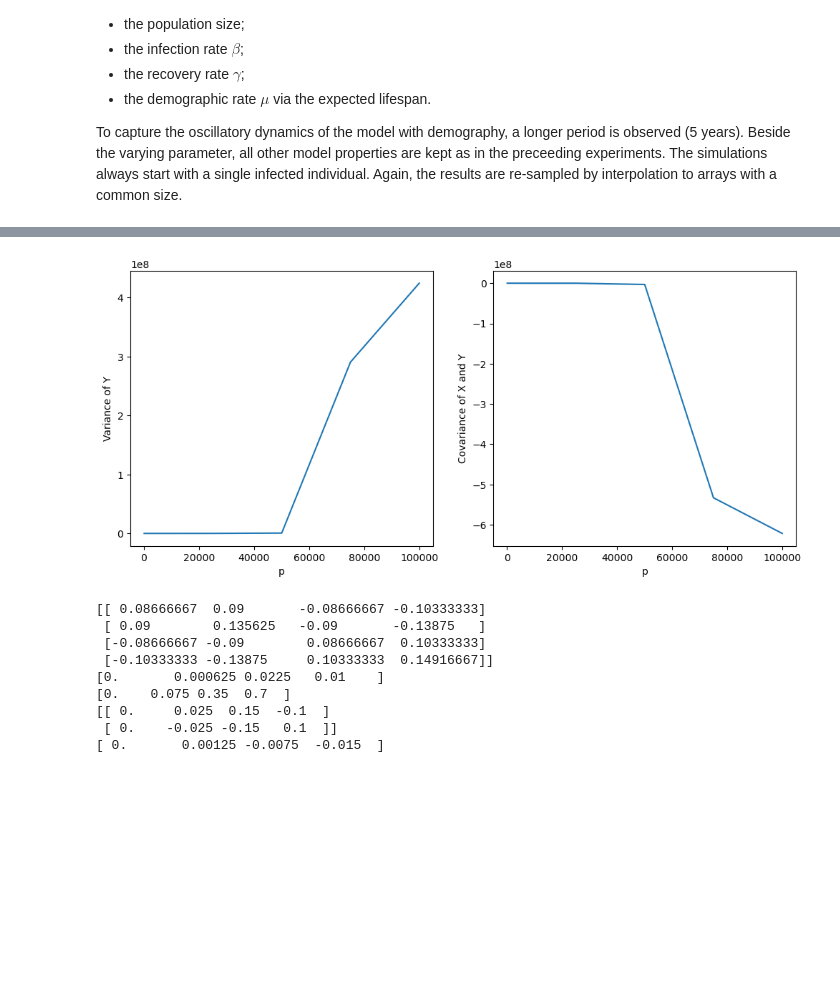
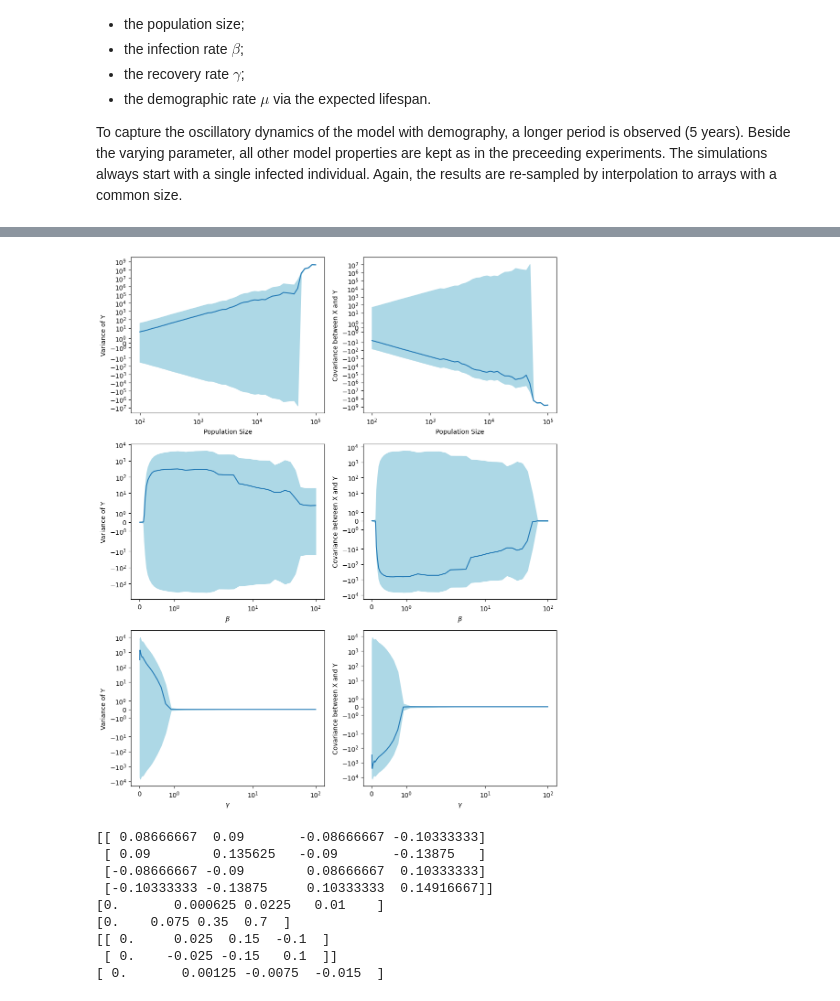
Before and after one commit to mboyan/intro-to-computational-science, a Jupyter notebook: Assignments/Assignment 2/Daliparthi_15073815_Mihaylov_15067602_assignment2.ipynb, the cells around one changed output, grey strips where cells are left out. Drawn from its saved outputs; the diff is of its cells as text; code cells hidden in the pictures; blank space fills up the shorter version.

Commit message:
Progress on variance/covariance plots
Something weird is happening with the confidence interval - why is it symmetrical around the x-axis?

```diff
--- a/Assignments/Assignment 2/Daliparthi_15073815_Mihaylov_15067602_assignment2.ipynb
+++ b/Assignments/Assignment 2/Daliparthi_15073815_Mihaylov_15067602_assignment2.ipynb
@@ -475,45 +475,45 @@ To capture the oscillatory dynamics of the model with demography, a longer perio
 # %%
 # Global simulation parameters
 maxtime = 1826 # days, equivalent to 5 years
-n_runs = 10
-n_param_samples = 5
+n_runs = 20
+n_param_samples = 50
 Y_start = 1
 n_pop_default = 1000 # default population size
 
 # Dictionary of parameter values
 params = {
-    'pop_size': np.geomspace(100, 100000, n_param_samples),
-    #'pop_size': np.linspace(100, 100000, n_param_samples),
+    'Population Size': np.geomspace(100, 100000, n_param_samples),
     'beta': np.geomspace(0.01, 100, n_param_samples),
     'gamma': np.geomspace(0.01, 100, n_param_samples),
-    'lifespan': np.linspace(25, 100, n_param_samples)
+    # 'Lifespan': np.linspace(25, 100, n_param_samples)
 }
 
-param_keys, param_vals = list(params.items())[0]
+param_keys = list(params.keys())
+print(param_keys)
 
 # Resample time in quarter-day intervals
 time_resample = np.arange(0, maxtime, 0.25)
 
 # fig, axs = plt.subplots(len(params), 2, subplot_kw={'projection':'3d'})
 fig, axs = plt.subplots(len(params), 2)
-fig.set_size_inches(12, 5)
+fig.set_size_inches(12, len(params)*5)
 
 param_key_ct = 0
 for param in params:
 
-    # Y_var_grid = np.empty((params[param].shape[0], time_resample.shape[0]))
-    # XY_cov_grid = np.empty((params[param].shape[0], time_resample.shape[0]))
+    Y_var_means = np.empty(params[param].shape[0])
+    Y_var_stds = np.empty(params[param].shape[0])
+    XY_cov_means = np.empty(params[param].shape[0])
+    XY_cov_stds = np.empty(params[param].shape[0])
 
-    Y_var_means = []
-    XY_cov_means = []
-
+    param_ct = 0
     for param_value in params[param]:
 
         X_grid = np.empty((n_runs, time_resample.shape[0]))
         Y_grid = np.empty((n_runs, time_resample.shape[0]))
 
         # Set model parameters
-        if param == 'pop_size':
+        if param == 'Population Size':
             n_pop = param_value
         else:
             n_pop = n_pop_default
@@ -525,7 +525,7 @@ for param in params:
             gamma = param_value
         else:
             gamma = None
-        if param == 'lifespan':
+        if param == 'Lifespan':
             lifespan = param_value
         else:
             lifespan = 16107.525
@@ -554,33 +554,39 @@ for param in params:
         XY_covariances = np.mean((X_grid - X_means)*(Y_grid - Y_means), axis=0)
 
         Y_var_mean = np.mean(Y_variances)
+        Y_var_std = np.std(Y_variances)
         XY_cov_mean = np.mean(XY_covariances)
+        XY_cov_std = np.std(XY_covariances)
 
-        Y_var_means.append(Y_var_mean)
-        XY_cov_means.append(XY_cov_mean)
+        Y_var_means[param_ct] = Y_var_mean
+        Y_var_stds[param_ct] = Y_var_std
+        XY_cov_means[param_ct] = XY_cov_mean
+        XY_cov_stds[param_ct] = XY_cov_std
 
-    # print(Y_var_grid)
-    # time_grid, param_grid = np.meshgrid(time_resample, params[param])
-    # print(param_grid)
-    # axs[param_key_ct*2].plot_surface(time_grid, param_grid, np.log(Y_var_grid), color='grey')
-    # axs[param_key_ct*2].set_xlabel('Time [days]')
-    # axs[param_key_ct*2].set_ylabel(params.keys[param_key_ct])
-    # axs[param_key_ct*2].set_zlabel('Variance')
-    # axs[param_key_ct*2+1].plot_surface(time_grid, param_grid, np.log(XY_covar_grid), color='grey')
-    # axs[param_key_ct*2].set_xlabel('Time [days]')
-    # axs[param_key_ct*2].set_ylabel(params.keys[param_key_ct])
-    # axs[param_key_ct*2].set_zlabel('Covariance X and Y')
+        param_ct += 1
 
-    axs[param_key_ct*2].plot(params[param], Y_var_means)
-    axs[param_key_ct*2].set_xlabel(list(param_keys)[param_key_ct])
-    axs[param_key_ct*2].set_ylabel('Mean variance of Y')
-    axs[param_key_ct*2].set_xscale('log')
-    axs[param_key_ct*2].set_yscale('log')
-    axs[param_key_ct*2+1].plot(params[param], XY_cov_means)
-    axs[param_key_ct*2+1].set_xlabel(list(param_keys)[param_key_ct])
-    axs[param_key_ct*2+1].set_ylabel('Mean covariance of X and Y')
-    axs[param_key_ct*2+1].set_xscale('log')
-    axs[param_key_ct*2+1].set_yscale('log')
+    if param_keys[param_key_ct] == 'beta' or param_keys[param_key_ct] == 'gamma':
+        label = "$\\" + param_keys[param_key_ct] + "$"
+    else :
+        label = param_keys[param_key_ct]
+    axs[param_key_ct][0].fill_between(params[param], Y_var_means-Y_var_stds, Y_var_means+Y_var_stds, color='lightblue')
+    axs[param_key_ct][0].plot(params[param], Y_var_means)
+    axs[param_key_ct][0].set_xlabel(label)
+    axs[param_key_ct][0].set_ylabel('Variance of Y')
+    axs[param_key_ct][0].set_xscale('symlog')
+    axs[param_key_ct][0].set_yscale('symlog')
+
+    axs[param_key_ct][1].fill_between(params[param], XY_cov_means-XY_cov_stds, XY_cov_means+XY_cov_stds, color='lightblue')
+    axs[param_key_ct][1].plot(params[param], XY_cov_means)
+    axs[param_key_ct][1].set_xlabel(label)
+    axs[param_key_ct][1].set_ylabel('Covariance between X and Y')
+    axs[param_key_ct][1].set_xscale('symlog')
+    axs[param_key_ct][1].set_yscale('symlog')
 
     param_key_ct += 1
+
+# df_stats = pd.concat([df_Y_var, df_XY_cov])
+
+# g = sns.FacetGrid(data=df_stats, row='Param', col='Stat Type')
+# g.map(sns.relplot, 'Value', 'Stats')
 # %% [output]
@@ -587,4 +594,4 @@ for param in params:
-[figure, old version]
+[figure, new version]
 # %%
 a = np.array([[0, 0.1, 0.5, 0.6], [0, 0.05, 0.2, 0.8]])
 b = np.array([[1, 0.9, 0.5, 0.4], [1, 0.8, 0.6, 0.1]])
```
Also changed, not shown: parts of 1 cell of this notebook.
